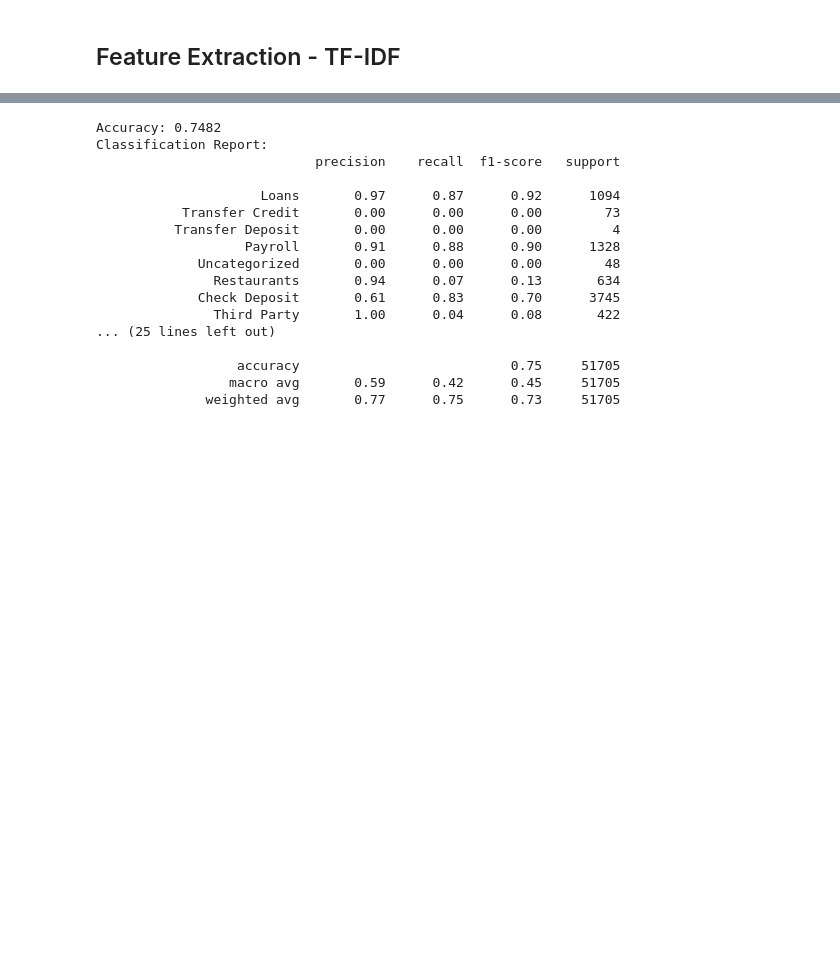
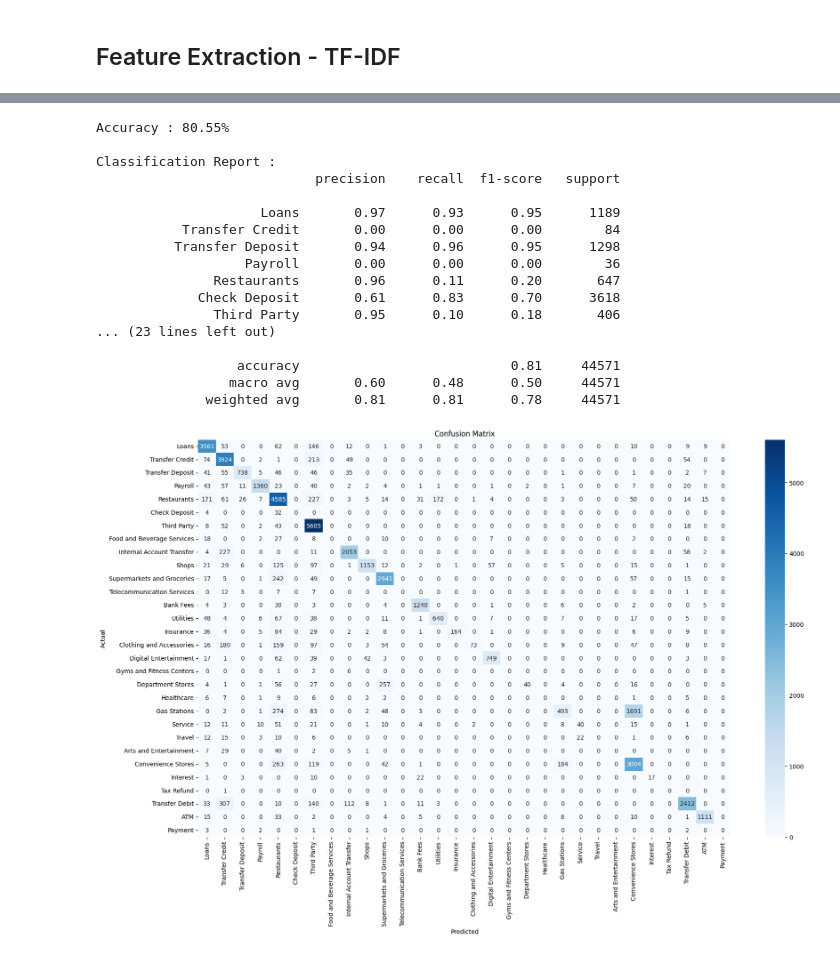
Before and after one commit to JohnstonYap/predict-bank-trans-category, a Jupyter notebook: TF-IDF.ipynb, the cells around one changed output, grey strips where cells are left out. Cells and saved outputs as stored; diff of their text form; code cells hidden in the pictures; blank space fills up the shorter version.

```diff
--- a/TF-IDF.ipynb
+++ b/TF-IDF.ipynb
@@ -134,26 +290,29 @@ stop_words = set(stopwords.words('english'))
 # Compile regex patterns
 space_pattern = re.compile(r'\s+')
 non_word_pattern = re.compile(r'\W+')
+numeric_pattern = re.compile(r'\b\d+\b')
 
 def preprocess_description(description):
     # Remove extra spaces and punctuation
     description = space_pattern.sub(' ', description)  # Replace multiple spaces with one
     description = non_word_pattern.sub(' ', description)  # Replace non-word characters with space
+    description = numeric_pattern.sub('', description)  # Remove standalone numeric values
     description = description.lower().strip()  # Remove leading and trailing spaces
 
     # Tokenization
     tokens = word_tokenize(description)
+
     # Removing Stopwords and Lemmatization
-    tokens = [lemmatizer.lemmatize(word) for word in tokens if word not in stop_words]
+    # tokens = [lemmatizer.lemmatize(word) for word in tokens if word not in stop_words]   # back to its original form ( commented to maintain the features )
 
     return ' '.join(tokens)
 
 
-print("\nBefore Cleaning Bank Transaction Data : Descriptions \n", bank_transactions['description'].head(10).to_string())
+print("\nBefore Cleaning Bank Transaction Data : Descriptions \n", bank_transactions['description'].tail(20).to_string())
 
 # Apply preprocessing to descriptions
 bank_transactions['cleaned_description'] = bank_transactions['description'].apply(preprocess_description)
 
-print("\nAfter Cleaning Bank Transaction Data : Descriptions\n", bank_transactions['cleaned_description'].head(10).to_string())
+print("\nAfter Cleaning Bank Transaction Data : Descriptions\n", bank_transactions['cleaned_description'].tail(20).to_string())
 # %% [output]
 Before Cleaning Bank Transaction Data : Descriptions
@@ -243,26 +414,41 @@ y_pred = nb_model.predict(x_test)
 
 # Evaluate the model
 accuracy = accuracy_score(y_test, y_pred)
-report = classification_report(y_test, y_pred, target_names=y.unique())
+report = classification_report(y_test, y_pred, target_names=y.unique(), zero_division=0)
 
-print(f"Accuracy: {accuracy:.4f}")
-print("Classification Report:")
+print(f"\nAccuracy : {accuracy * 100 :.2f}%")
+print("\nClassification Report :")
 print(report)
 # %% [output]
-Accuracy: 0.7482
-Classification Report:
+Accuracy : 80.55%
+
+Classification Report :
                             precision    recall  f1-score   support
 
-                     Loans       0.97      0.87      0.92      1094
-           Transfer Credit       0.00      0.00      0.00        73
-          Transfer Deposit       0.00      0.00      0.00         4
-                   Payroll       0.91      0.88      0.90      1328
-             Uncategorized       0.00      0.00      0.00        48
-               Restaurants       0.94      0.07      0.13       634
-             Check Deposit       0.61      0.83      0.70      3745
-               Third Party       1.00      0.04      0.08       422
-... (25 lines left out)
+                     Loans       0.97      0.93      0.95      1189
+           Transfer Credit       0.00      0.00      0.00        84
+          Transfer Deposit       0.94      0.96      0.95      1298
+                   Payroll       0.00      0.00      0.00        36
+               Restaurants       0.96      0.11      0.20       647
+             Check Deposit       0.61      0.83      0.70      3618
+               Third Party       0.95      0.10      0.18       406
+... (23 lines left out)
 
-                  accuracy                           0.75     51705
-                 macro avg       0.59      0.42      0.45     51705
-              weighted avg       0.77      0.75      0.73     51705
+                  accuracy                           0.81     44571
+                 macro avg       0.60      0.48      0.50     44571
+              weighted avg       0.81      0.81      0.78     44571
+# %%
+from sklearn.metrics import confusion_matrix
+
+# Compute the confusion matrix
+conf_matrix = confusion_matrix(y_test, y_pred, labels=y.unique())
+
+# Plotting the confusion matrix as a heatmap
+plt.figure(figsize=(20, 12))
+sns.heatmap(conf_matrix, annot=True, fmt='d', cmap='Blues', xticklabels=y.unique(), yticklabels=y.unique())
+plt.title('Confusion Matrix')
+plt.xlabel('Predicted')
+plt.ylabel('Actual')
+plt.show()
+# %% [output]
+[figure, added]
```
Also changed, not shown: parts of 9 cells of this notebook, 1 other file.
